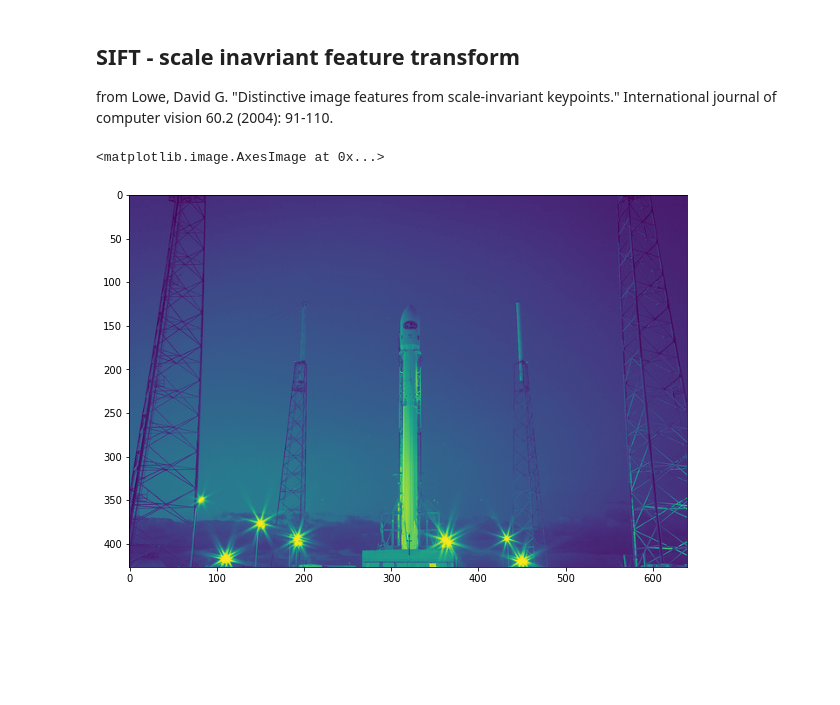
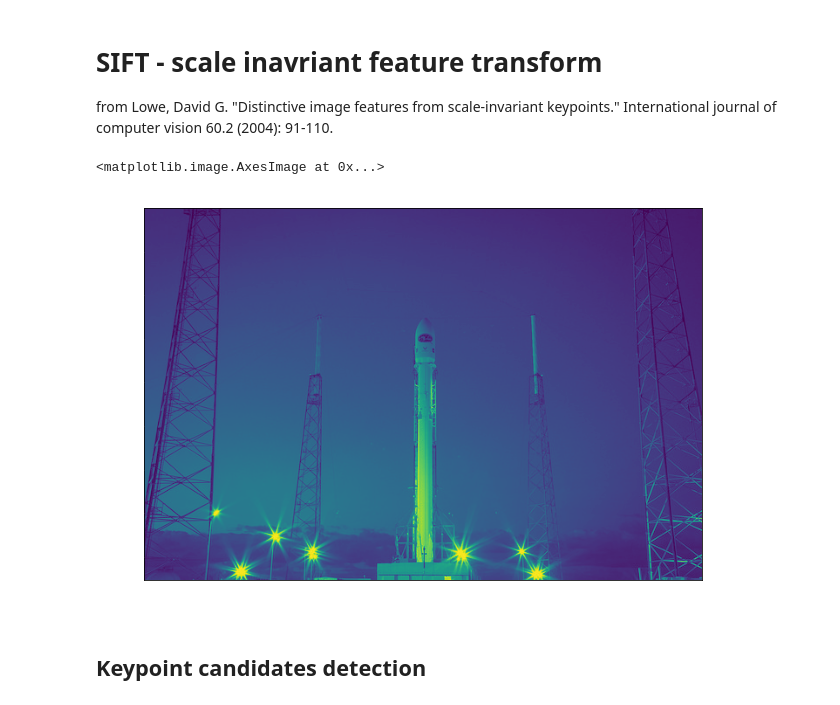
Before and after one commit to Miro001/advanced-computer-vision, a Jupyter notebook: 1.SIFT.ipynb, the cells around one changed output. Drawn from its saved outputs; the diff is of its cells as text; code cells hidden in the pictures; blank space fills up the shorter version.

```diff
--- a/1.SIFT.ipynb
+++ b/1.SIFT.ipynb
@@ -1,17 +1,30 @@
 # %% [markdown]
-## SIFT - scale inavriant feature transform
+# SIFT - scale inavriant feature transform
 from Lowe, David G. "Distinctive image features from scale-invariant keypoints." International journal of computer vision 60.2 (2004): 91-110.
 # %%
 from  skimage import data
 import matplotlib.pyplot as plt
 from skimage.color import rgb2gray
+
+plt.rcParams['text.color'] = 'w'
+plt.rcParams['xtick.color'] = 'w'
+plt.rcParams['ytick.color'] = 'w'
+plt.rcParams['axes.labelcolor'] = 'w'
+font = {'family' : 'normal',
+        'weight' : 'normal',
+        'size'   : 18}
+
+plt.rc('font', **font)
+
 img_orig = data.rocket()
 img  = rgb2gray(img_orig)
 plt.figure(figsize=(10,10))
 plt.imshow(img)
 # %% [output]
 <matplotlib.image.AxesImage at 0x...>
-[figure, old version]
+[figure, new version]
+# %% [markdown]
+## Keypoint candidates detection
 # %%
 import numpy as np
 from scipy import signal
```
Also changed, not shown: parts of 7 cells of this notebook.
